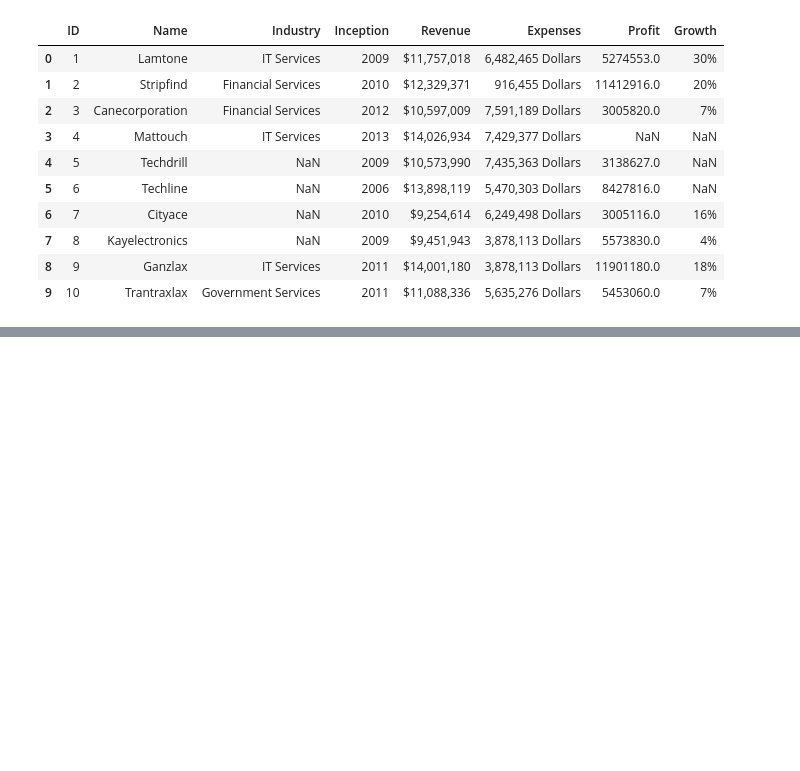
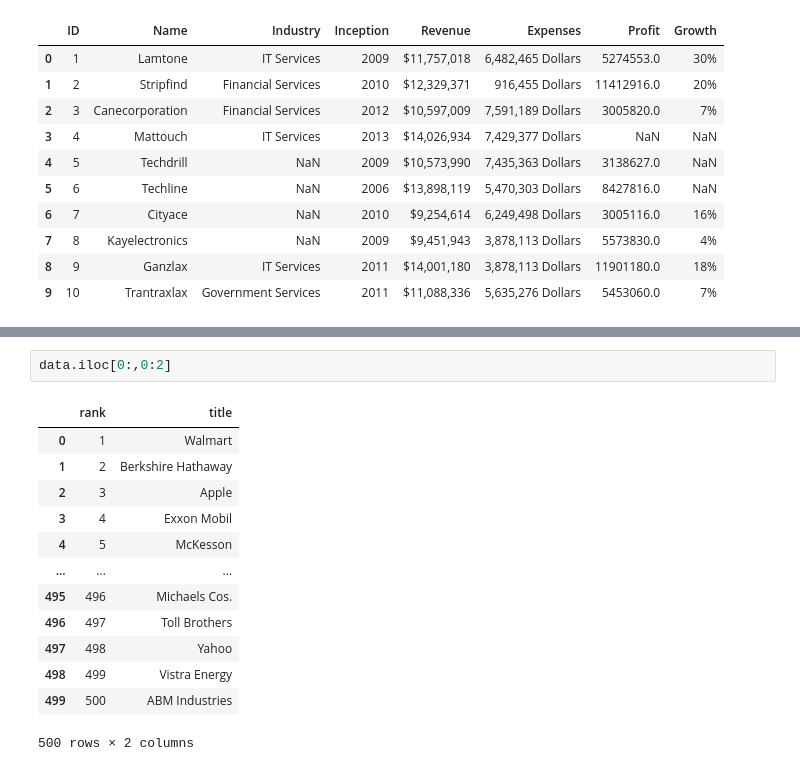
Before and after one commit to AkashSalmuthe/Python-Noteboks, a Jupyter notebook: Pandas_Basics.ipynb, the cells around one changed output, grey strips where cells are left out. Cells and saved outputs as stored; diff of their text form; blank space fills up the shorter version.

```diff
--- a/Pandas_Basics.ipynb
+++ b/Pandas_Basics.ipynb
@@ -1310,0 +1327,16 @@ df_7.interpolate(method='nearest')
+# %%
+data.iloc[0:,0:2]
+# %% [output]
+|  | rank | title |
+| 0 | 1 | Walmart |
+| 1 | 2 | Berkshire Hathaway |
+| 2 | 3 | Apple |
+| 3 | 4 | Exxon Mobil |
+| 4 | 5 | McKesson |
+| ... | ... | ... |
+| 495 | 496 | Michaels Cos. |
+| 496 | 497 | Toll Brothers |
+| 497 | 498 | Yahoo |
+| 498 | 499 | Vistra Energy |
+| 499 | 500 | ABM Industries |
+500 rows × 2 columns
```
Also changed, not shown: parts of 22 cells of this notebook.
